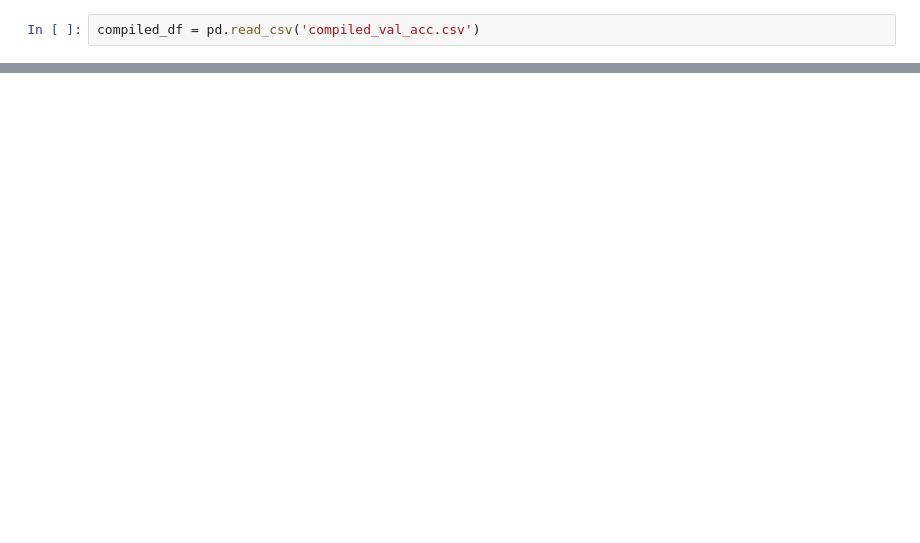
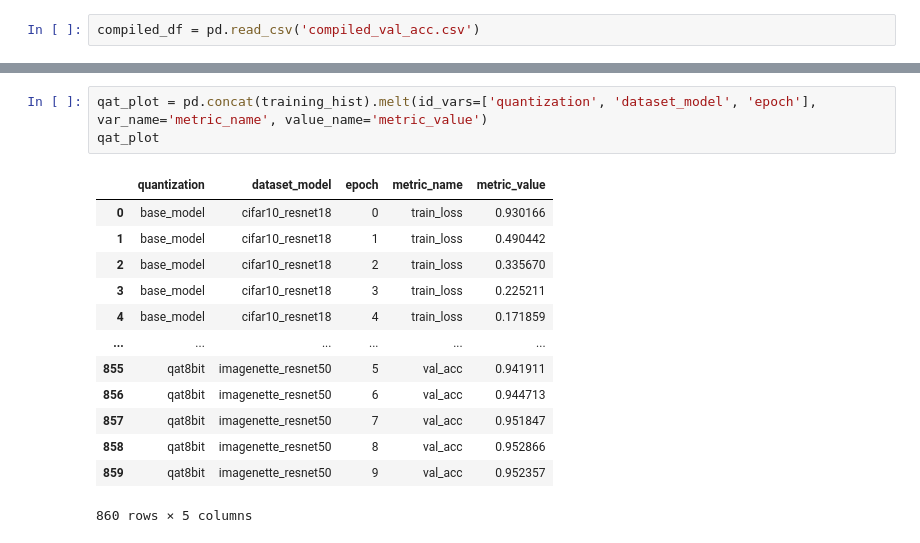
Before and after one commit to rluthfan/pytorch-quantization, a Jupyter notebook: Analysis-of-results.ipynb, the cells around one changed output, grey strips where cells are left out. Drawn from its saved outputs; the diff is of its cells as text; blank space fills up the shorter version.

```diff
--- a/Analysis-of-results.ipynb
+++ b/Analysis-of-results.ipynb
@@ -53,0 +98,17 @@ compiled_df.pivot??
+# %%
+qat_plot = pd.concat(training_hist).melt(id_vars=['quantization', 'dataset_model', 'epoch'], var_name='metric_name', value_name='metric_value')
+qat_plot
+# %% [output]
+|  | quantization | dataset_model | epoch | metric_name | metric_value |
+| 0 | base_model | cifar10_resnet18 | 0 | train_loss | 0.930166 |
+| 1 | base_model | cifar10_resnet18 | 1 | train_loss | 0.490442 |
+| 2 | base_model | cifar10_resnet18 | 2 | train_loss | 0.335670 |
+| 3 | base_model | cifar10_resnet18 | 3 | train_loss | 0.225211 |
+| 4 | base_model | cifar10_resnet18 | 4 | train_loss | 0.171859 |
+| ... | ... | ... | ... | ... | ... |
+| 855 | qat8bit | imagenette_resnet50 | 5 | val_acc | 0.941911 |
+| 856 | qat8bit | imagenette_resnet50 | 6 | val_acc | 0.944713 |
+| 857 | qat8bit | imagenette_resnet50 | 7 | val_acc | 0.951847 |
+| 858 | qat8bit | imagenette_resnet50 | 8 | val_acc | 0.952866 |
+| 859 | qat8bit | imagenette_resnet50 | 9 | val_acc | 0.952357 |
+860 rows × 5 columns
```
Also changed, not shown: parts of 11 cells of this notebook, 10 other files.
